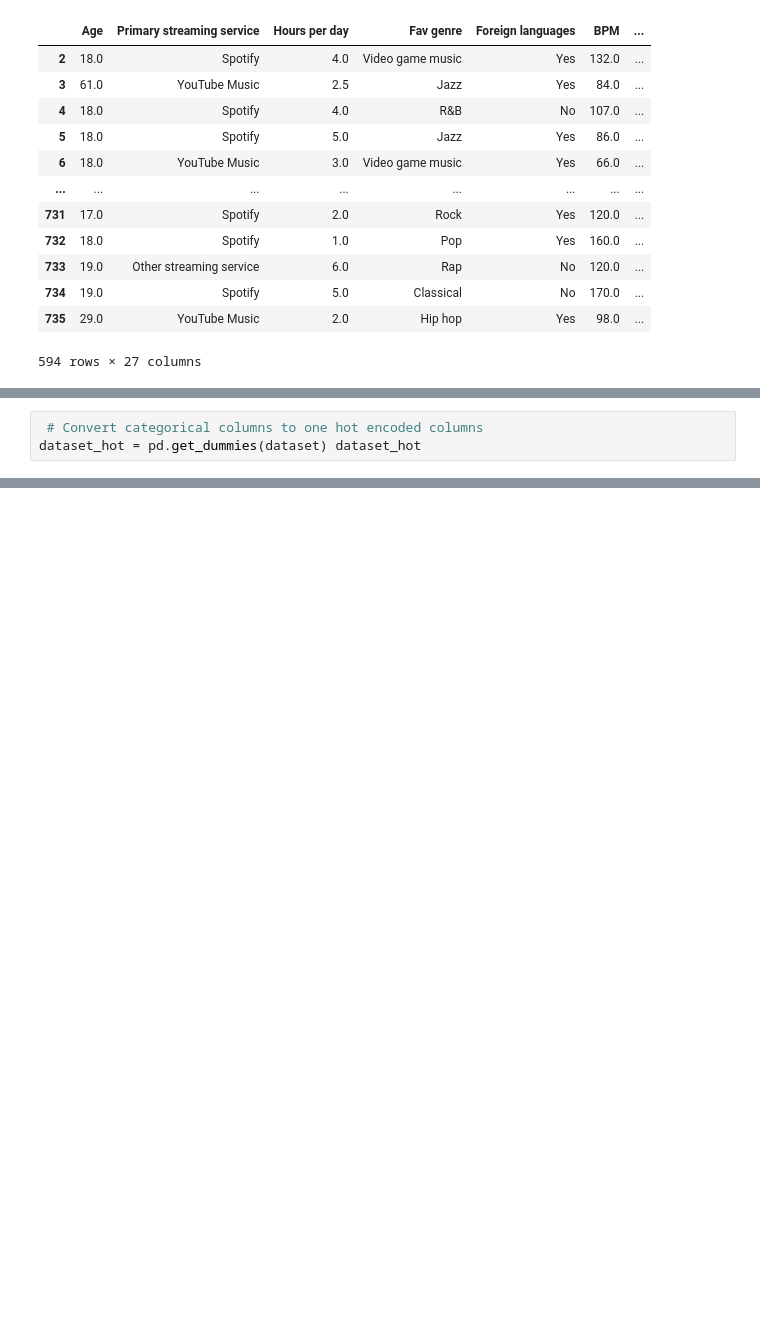
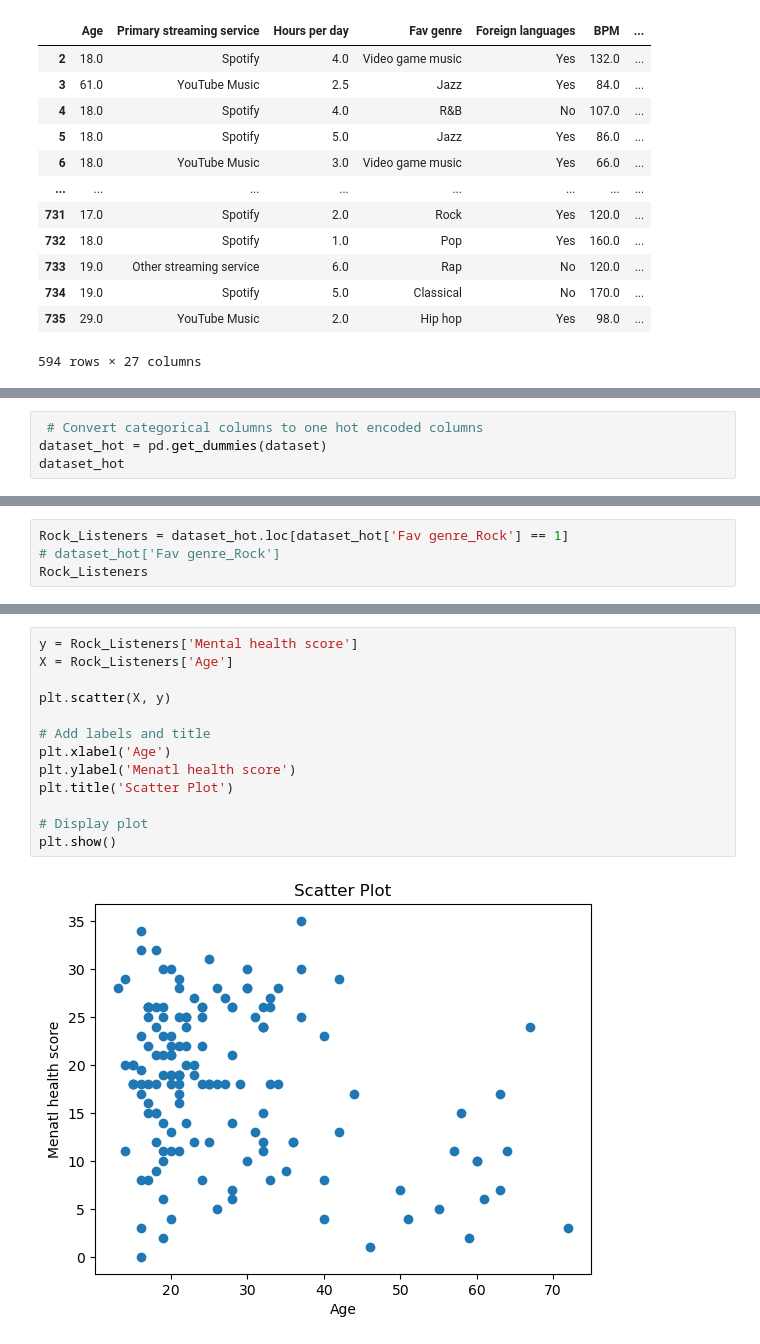
Before and after one commit to ElliceNels/B3EPIC, a Jupyter notebook: Data_Science_Workflow.ipynb, the cells around one changed output, grey strips where cells are left out. Cells and saved outputs as stored; diff of their text form; blank space fills up the shorter version.

```diff
--- a/Data_Science_Workflow.ipynb
+++ b/Data_Science_Workflow.ipynb
@@ -188,3 +196,4 @@ dataset
 # %%
  # Convert categorical columns to one hot encoded columns
-dataset_hot = pd.get_dummies(dataset) dataset_hot
+dataset_hot = pd.get_dummies(dataset)
+dataset_hot
@@ -190,0 +214,4 @@ dataset_hot = pd.get_dummies(dataset) dataset_hot
+# %%
+Rock_Listeners = dataset_hot.loc[dataset_hot['Fav genre_Rock'] == 1]
+# dataset_hot['Fav genre_Rock']
+Rock_Listeners
@@ -190,0 +232,15 @@ dataset_hot = pd.get_dummies(dataset) dataset_hot
+# %%
+y = Rock_Listeners['Mental health score']
+X = Rock_Listeners['Age']
+
+plt.scatter(X, y)
+
+# Add labels and title
+plt.xlabel('Age')
+plt.ylabel('Menatl health score')
+plt.title('Scatter Plot')
+
+# Display plot
+plt.show()
+# %% [output]
+[figure, added]
```
Also changed, not shown: parts of 12 cells of this notebook.
